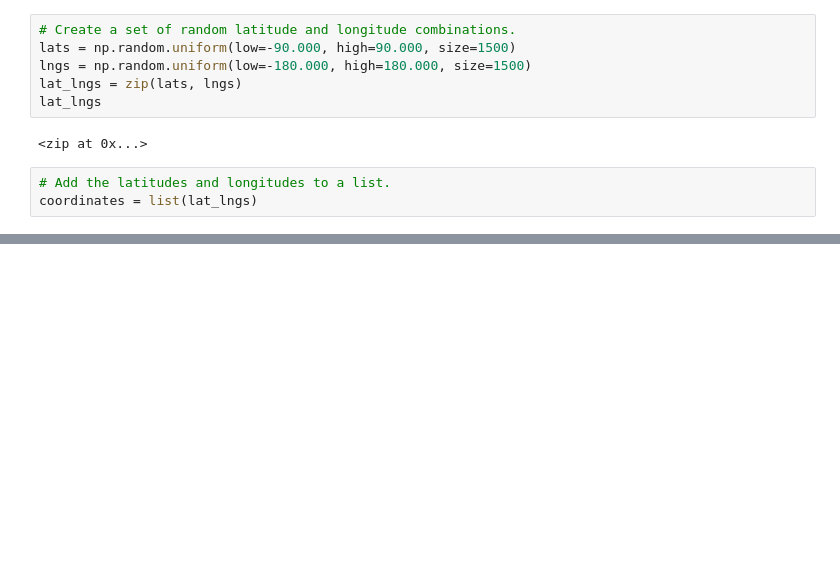
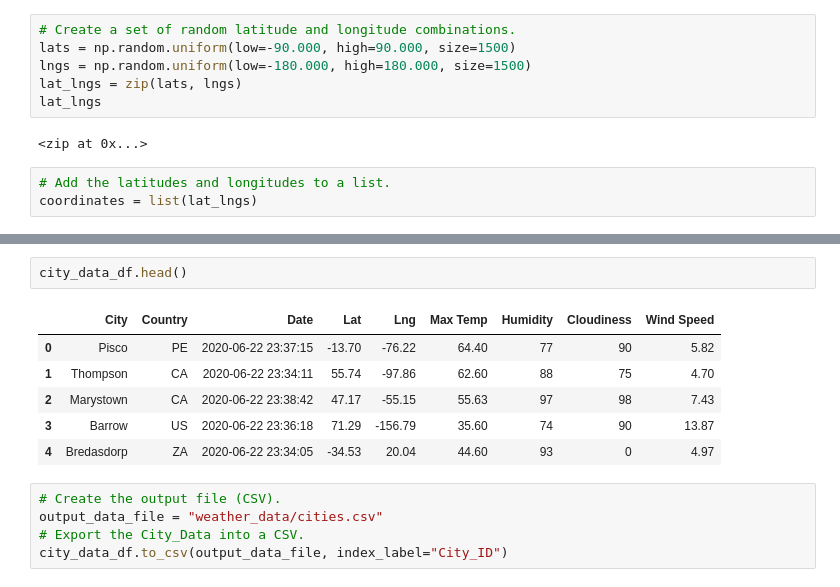
Before and after one commit to gomez714/lgomez_world_weather_analysis, a Jupyter notebook: WeatherPy.ipynb, the cells around one changed output, grey strips where cells are left out. Saved outputs shown, nothing was run; the diff lists cells and outputs as text; blank space fills up the shorter version.

```diff
--- a/WeatherPy.ipynb
+++ b/WeatherPy.ipynb
@@ -32,0 +140,14 @@ len(cities)
+# %%
+city_data_df.head()
+# %% [output]
+|  | City | Country | Date | Lat | Lng | Max Temp | Humidity | Cloudiness | Wind Speed |
+| 0 | Pisco | PE | 2020-06-22 23:37:15 | -13.70 | -76.22 | 64.40 | 77 | 90 | 5.82 |
+| 1 | Thompson | CA | 2020-06-22 23:34:11 | 55.74 | -97.86 | 62.60 | 88 | 75 | 4.70 |
+| 2 | Marystown | CA | 2020-06-22 23:38:42 | 47.17 | -55.15 | 55.63 | 97 | 98 | 7.43 |
+| 3 | Barrow | US | 2020-06-22 23:36:18 | 71.29 | -156.79 | 35.60 | 74 | 90 | 13.87 |
+| 4 | Bredasdorp | ZA | 2020-06-22 23:34:05 | -34.53 | 20.04 | 44.60 | 93 | 0 | 4.97 |
+# %%
+# Create the output file (CSV).
+output_data_file = "weather_data/cities.csv"
+# Export the City_Data into a CSV.
+city_data_df.to_csv(output_data_file, index_label="City_ID")
```
Also changed, not shown: parts of 7 cells of this notebook, 3 other files.
